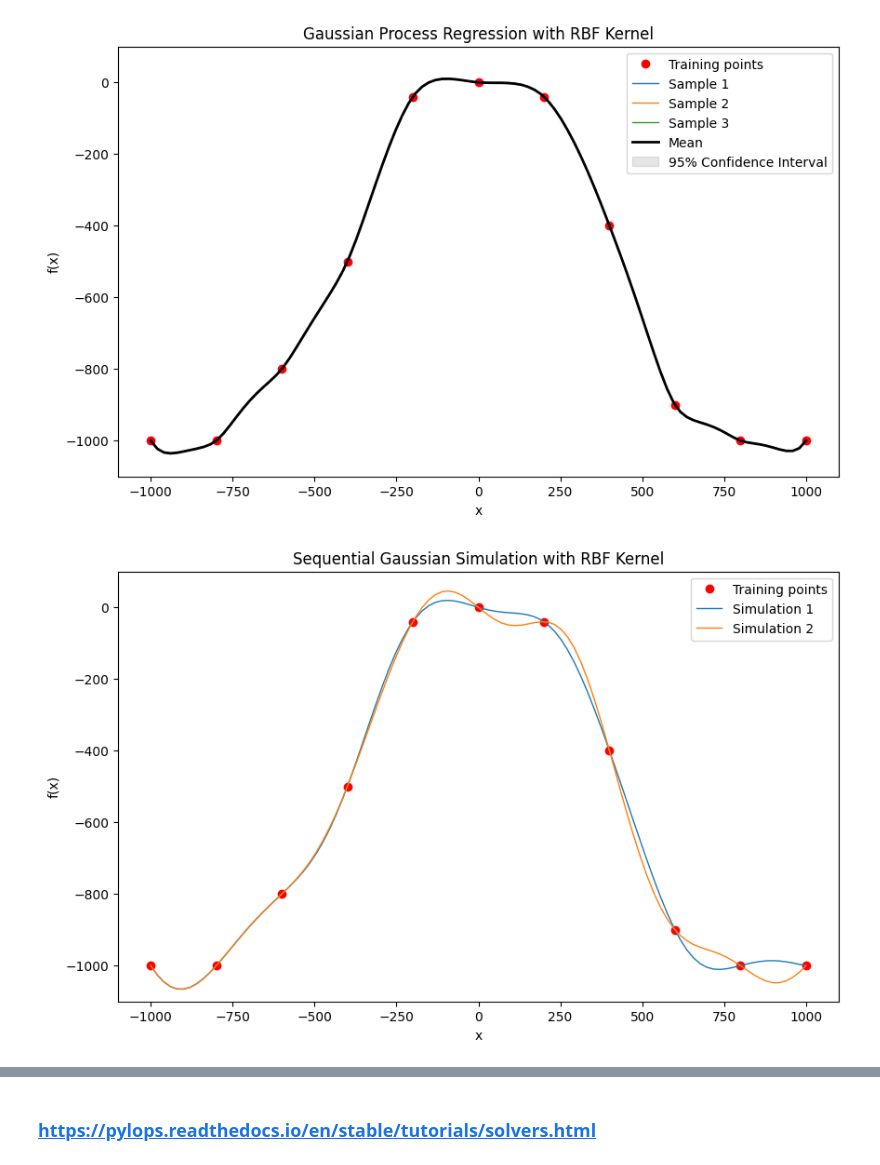
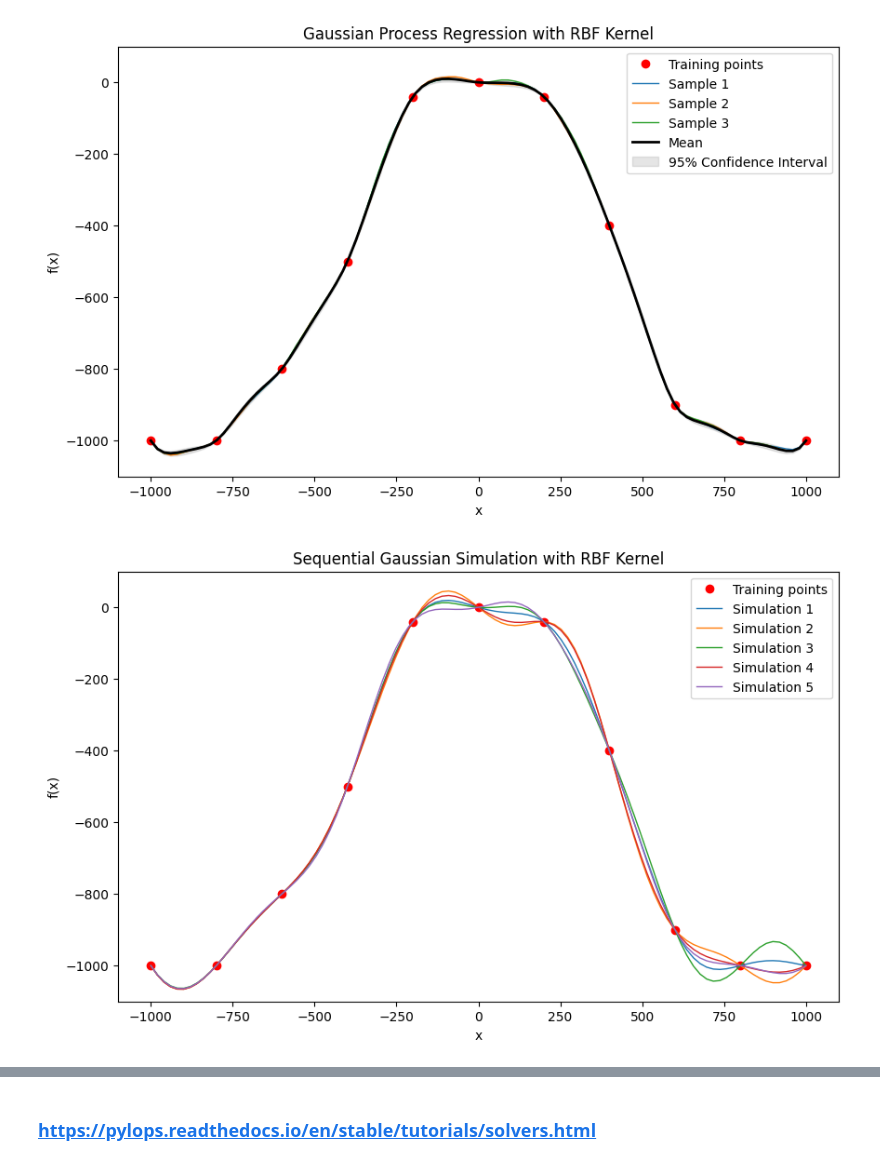
Before and after one commit to csc7/Probabilistic_Programming, a Jupyter notebook: GP_General.ipynb, the cells around one changed output, grey strips where cells are left out. Drawn from its saved outputs; the diff is of its cells as text; code cells hidden in the pictures.

```diff
--- a/GP_General.ipynb
+++ b/GP_General.ipynb
@@ -12,7 +12,7 @@ from sklearn.gaussian_process.kernels import RBF, WhiteKernel
 
 length_scale = 200.0
 variance = 100.0
-nu = 1.5 # 1/2 becomes exponential covariance function k(r) = exp(-r/l)
+nu = .5 # 1/2 becomes exponential covariance function k(r) = exp(-r/l)
          # 3/2 and 5/2 for ML
          # Carl Edward Rasmussen and Christopher K. I. Williams,
          # Gaussian Processes for Machine Learning,
@@ -52,7 +52,7 @@ def rbf_kernel(x1, x2, length_scale=length_scale, variance=variance):
     return variance * np.exp(-0.5 * sqdist / length_scale**2)
 
 # Matern kernel function
-def matern_kernel__(x1, x2, length_scale, nu, variance):
+def matern_kernel(x1, x2, length_scale, nu, variance):
     # Convert inputs to numpy arrays if they are not already
     #x1 = np.atleast_2d(x1)
     #x2 = np.atleast_2d(x2)
@@ -141,35 +141,35 @@ def sequential_gaussian_simulation(X_train, y_train, X, kernel, length_scale, va
             K_train = K[:len(X_train) + i, :len(X_train) + i]
             K_train_inv = np.linalg.inv(K_train + 1e-8 * np.eye(len(K_train)))
 
             K_s = K[:len(X_train) + i, len(X_train) + i:len(X_train) + i + 1]
             K_s = np.round_(K_s, 8)
             K_ss = K[len(X_train) + i:len(X_train) + i + 1, len(X_train) + i:len(X_train) + i + 1]
 
             mu = K_s.T.dot(K_train_inv).dot(np.append(y_train, y_sim[:i]))
             sigma = np.max((K_ss - K_s.T.dot(K_train_inv).dot(K_s), 0))
             #sigma = np.abs(K_ss - K_s.T.dot(K_train_inv).dot(K_s))
             y_sim[i] = np.random.normal(mu, np.sqrt(sigma))
 
         simulations[s, :] = y_sim
     return simulations
 
 # Perform SGS
-num_simulations = 2
+num_simulations = 5
 simulations = sequential_gaussian_simulation(X_train, y_train, X, rbf_kernel, length_scale, variance, num_simulations)
 
 # Plot
 plt.figure(figsize=(10, 6))
 plt.plot(X_train, y_train, 'ro', label='Training points')
 for i in range(num_simulations):
     plt.plot(X, simulations[i], label=f'Simulation {i+1}', lw=1)
 plt.title('Sequential Gaussian Simulation with RBF Kernel')
 plt.xlabel('x')
 plt.ylabel('f(x)')
 plt.ylim((-1100, 100))
 plt.legend()
 plt.show()
 # %% [output]
-[figure, old version]
+[figure, new version]
 # %%
 # PLOT GP AND SGS COMPARISON
 
```
Also changed, not shown: parts of 2 cells of this notebook.
